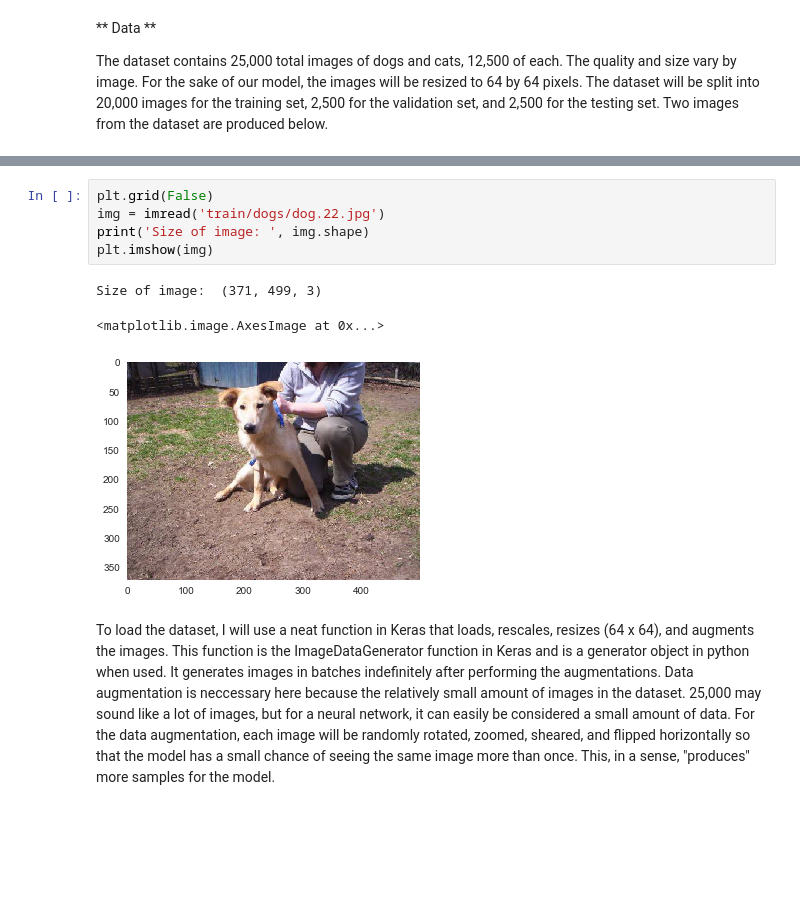
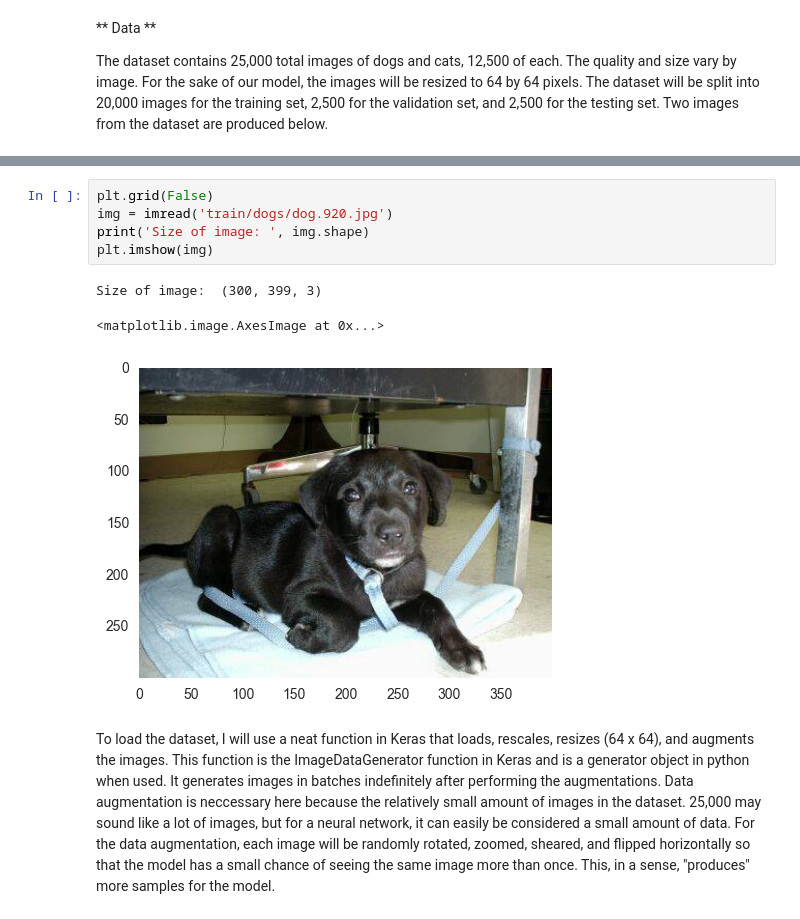
Before and after one commit to ttran0/ttran0.github.io, a Jupyter notebook: content/cats_dogs_cnn.ipynb, the cells around one changed output, grey strips where cells are left out. Saved outputs shown, nothing was run; the diff lists cells and outputs as text; blank space fills up the shorter version.

```diff
--- a/content/cats_dogs_cnn.ipynb
+++ b/content/cats_dogs_cnn.ipynb
@@ -32,12 +34,12 @@ Size of image:  (410, 431, 3)
 # %%
 plt.grid(False)
-img = imread('train/dogs/dog.22.jpg')
+img = imread('train/dogs/dog.920.jpg')
 print('Size of image: ', img.shape)
 plt.imshow(img)
 # %% [output]
-Size of image:  (371, 499, 3)
+Size of image:  (300, 399, 3)
 <matplotlib.image.AxesImage at 0x...>
-[figure, old version]
+[figure, new version]
 # %% [markdown]
 To load the dataset, I will use a neat function in Keras that loads, rescales, resizes (64 x 64), and augments the images. This function is the ImageDataGenerator function in Keras and is a generator object in python when used. It generates images in batches indefinitely after performing the augmentations. Data augmentation is neccessary here because the relatively small amount of images in the dataset. 25,000 may sound like a lot of images, but for a neural network, it can easily be considered a small amount of data. For the data augmentation, each image will be randomly rotated, zoomed, sheared, and flipped horizontally so that the model has a small chance of seeing the same image more than once. This, in a sense, "produces" more samples for the model.
 # %%
```
Also changed, not shown: parts of 11 cells of this notebook, 39 other files.
